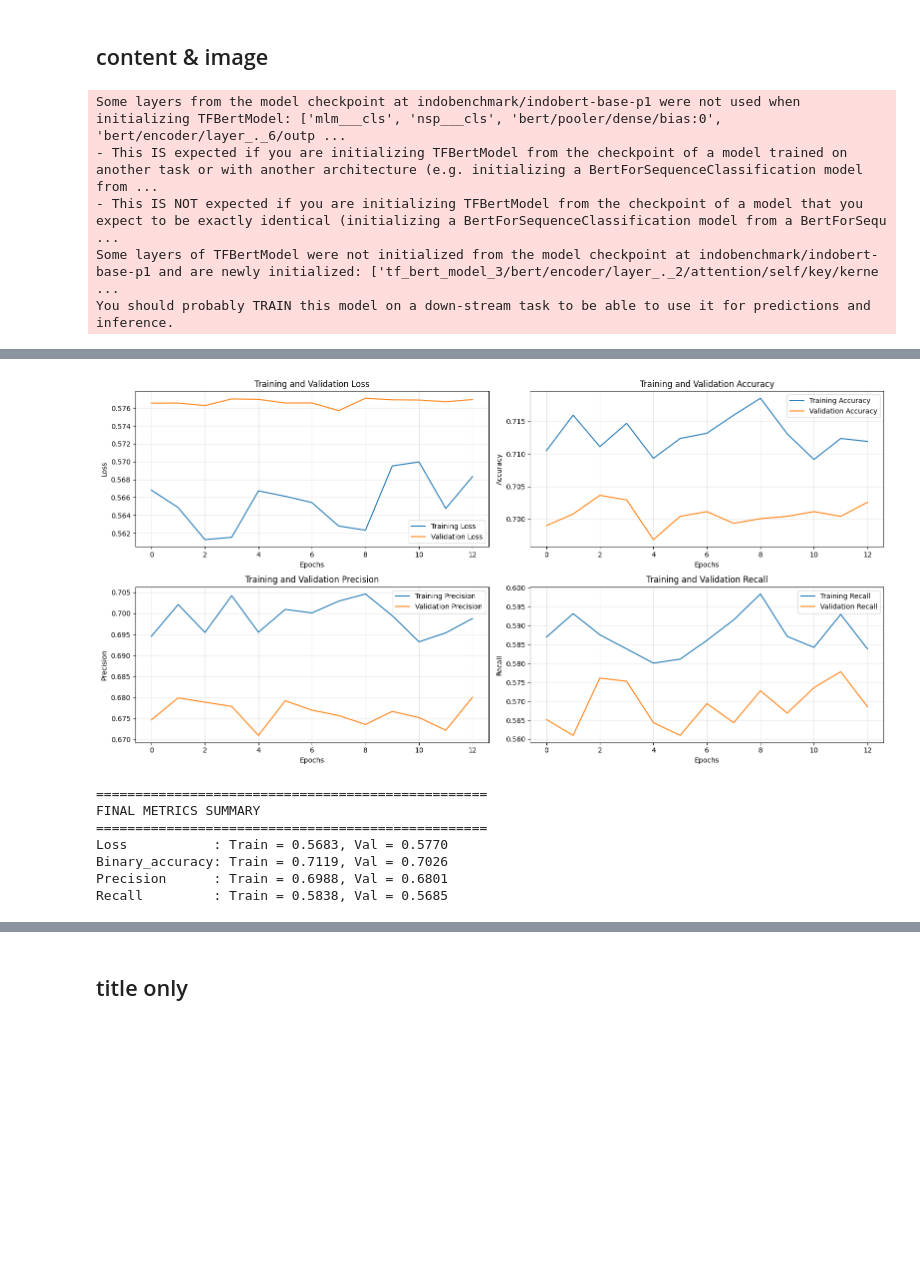
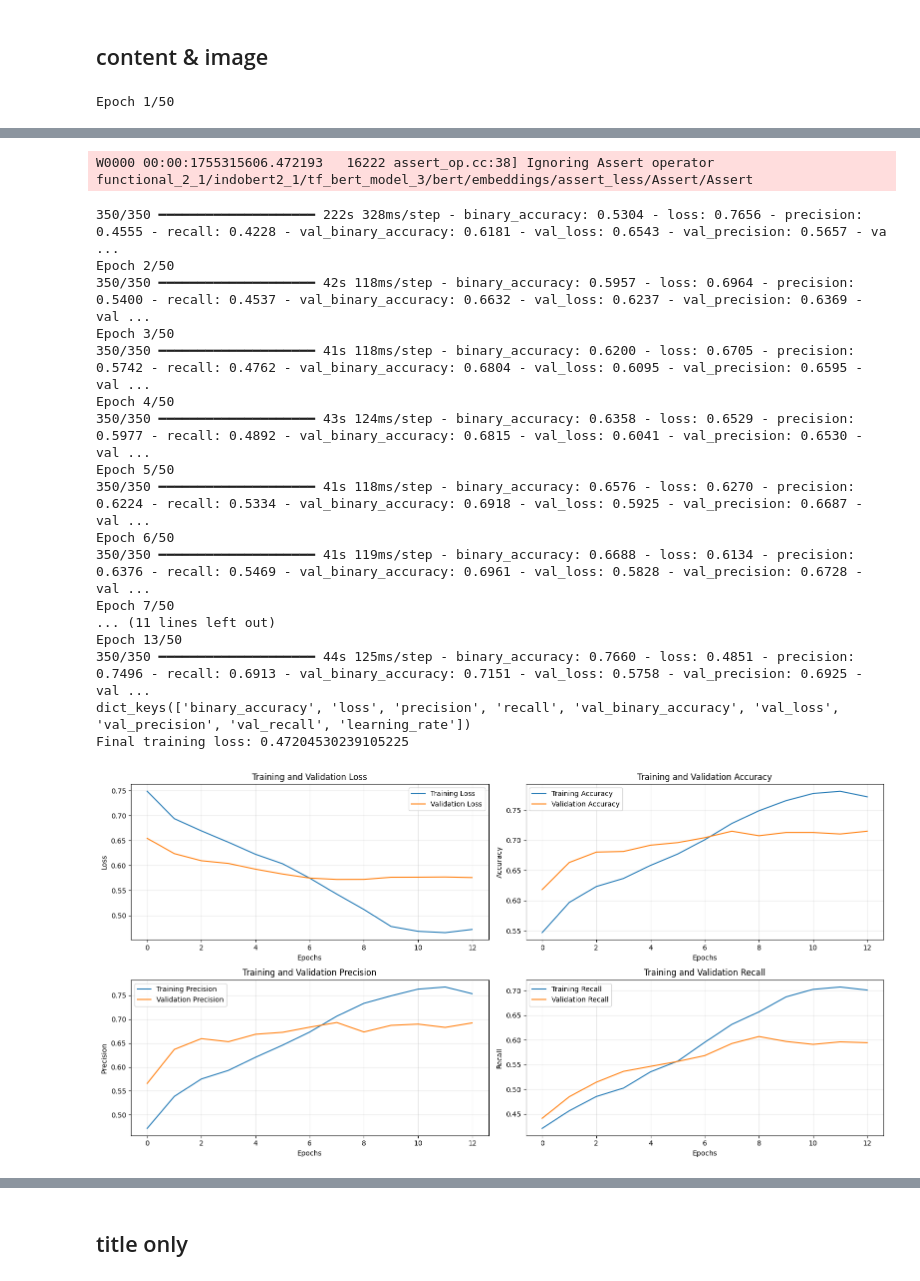
Before and after one commit to Sadrian69/Skripsi, a Jupyter notebook: tests.ipynb, the cells around one changed output, grey strips where cells are left out. Drawn from its saved outputs; the diff is of its cells as text; code cells hidden in the pictures; blank space fills up the shorter version.

```diff
--- a/tests.ipynb
+++ b/tests.ipynb
@@ -67,6 +70,7 @@ class BertEmbeddingLayer(tf.keras.layers.Layer):
 
     def build(self, input_shape):
         self.bert = TFAutoModel.from_pretrained(self.model_name)
+        self.bert.trainable = True
         self.embedding_size = self.bert.config.hidden_size
         super(BertEmbeddingLayer, self).build(input_shape)
 
@@ -77,8 +81,16 @@ class BertEmbeddingLayer(tf.keras.layers.Layer):
 
     def get_config(self):
         config = super(BertEmbeddingLayer, self).get_config()
-        config.update({"model_name": self.model_name})
+        config.update({
+            "model_name": self.model_name
+        })
         return config
+
+    @classmethod
+    def from_config(cls, config):
+        clean_config = {k: v for k, v in config.items()
+                      if k in ['model_name', 'name', 'trainable', 'dtype']}
+        return cls(**clean_config)
 # %% [markdown]
 # Model stuff
 # %% [markdown]
@@ -513,19 +580,20 @@ Recall         : Train = 0.5813, Val = 0.5601
 ## content & image
 # %%
 def makemodel(output_bias=None):
+    # Text using IndoBertp1
+    # ids1 = tf.keras.layers.Input(shape=(32,), dtype=tf.int32, name="title")
+    # att1 = tf.keras.layers.Input(shape=(32,), dtype=tf.int32, name="titlemask")
     ids2 = tf.keras.layers.Input(shape=(128,), dtype=tf.int32, name="content")
     att2 = tf.keras.layers.Input(shape=(128,), dtype=tf.int32, name="contentmask")
 
+    # indobert1 = BertEmbeddingLayer(model_name="indobenchmark/indobert-base-p1", name="indobert1")
     indobert2 = BertEmbeddingLayer(model_name="indobenchmark/indobert-base-p1", name="indobert2")
 
+    # title = indobert1([ids1, att1])
     content = indobert2([ids2, att2])
 
+    # Image using EfficientNetV2s
     img1 = tf.keras.layers.Input(shape=(224,224,3), dtype=tf.uint8, name="image")
-
-    img_aug = tf.keras.layers.RandomRotation(0.2)(img1)
-    img_aug = tf.keras.layers.RandomTranslation(0.1, 0.1)(img_aug)
-    img_aug = tf.keras.layers.RandomFlip('horizontal')(img_aug)
-    img_aug = tf.keras.layers.RandomContrast(0.2)(img_aug)
 
     effi = EfficientNetV2B0(
         include_top = False,
@@ -533,9 +601,10 @@ def makemodel(output_bias=None):
         input_shape = (224,224,3),
         pooling = 'max'
     )
-    image = effi(img_aug)
+    image = effi(img1)
 
     fin = tf.keras.layers.concatenate([content, image])
+    # fin = tf.keras.layers.concatenate([title, content, image])
     fin = tf.keras.layers.BatchNormalization()(fin)
 
     fin = tf.keras.layers.Dense(512, activation=None)(fin)
@@ -558,6 +627,7 @@ def makemodel(output_bias=None):
     fin = tf.keras.layers.Dense(1, activation='sigmoid')(fin)
 
     final = tf.keras.Model(inputs=[ids2, att2, img1], outputs=fin)
+    # final = tf.keras.Model(inputs=[ids1, att1, ids2, att2, img1], outputs=fin)
 
     for layer in final.layers:
       layer.trainable = True
@@ -593,7 +663,7 @@ reduce_lr = tf.keras.callbacks.ReduceLROnPlateau(
     min_lr=1e-8
 )
 
-history=titleImage.fit(x = dataset,
+history=contentImage.fit(x = dataset,
                   epochs = 50,
                   callbacks=[early_stopping, model_checkpoint, reduce_lr],
                   validation_data=dataVal
@@ -666,9 +736,14 @@ for metric in metrics_to_show:
             print(f", Val = {val_val:.4f}")
         else:
             print()
+
+
+y_pred = contentImage.predict(dataVal)
+y_pred_binary = (y_pred > 0.5).astype(int)
+from sklearn.metrics import classification_report
+y_val = np.concatenate([y for _, y in dataVal.as_numpy_iterator()])
+print(classification_report(y_val, y_pred_binary,
+                           target_names=['Class_0', 'Class_1'],
+                           digits = 4))
 # %% [output]
-Some layers from the model checkpoint at indobenchmark/indobert-base-p1 were not used when initializing TFBertModel: ['mlm___cls', 'nsp___cls', 'bert/pooler/dense/bias:0', 'bert/encoder/layer_._6/outp ...
-- This IS expected if you are initializing TFBertModel from the checkpoint of a model trained on another task or with another architecture (e.g. initializing a BertForSequenceClassification model from ...
-- This IS NOT expected if you are initializing TFBertModel from the checkpoint of a model that you expect to be exactly identical (initializing a BertForSequenceClassification model from a BertForSequ ...
-Some layers of TFBertModel were not initialized from the model checkpoint at indobenchmark/indobert-base-p1 and are newly initialized: ['tf_bert_model_3/bert/encoder/layer_._2/attention/self/key/kerne ...
-You should probably TRAIN this model on a down-stream task to be able to use it for predictions and inference.
+Epoch 1/50
@@ -692,8 +752,19 @@ Final training loss: 0.5683379769325256
+W0000 00:00:1755315606.472193   16222 assert_op.cc:38] Ignoring Assert operator functional_2_1/indobert2_1/tf_bert_model_3/bert/embeddings/assert_less/Assert/Assert
+350/350 ━━━━━━━━━━━━━━━━━━━━ 222s 328ms/step - binary_accuracy: 0.5304 - loss: 0.7656 - precision: 0.4555 - recall: 0.4228 - val_binary_accuracy: 0.6181 - val_loss: 0.6543 - val_precision: 0.5657 - va ...
+Epoch 2/50
+350/350 ━━━━━━━━━━━━━━━━━━━━ 42s 118ms/step - binary_accuracy: 0.5957 - loss: 0.6964 - precision: 0.5400 - recall: 0.4537 - val_binary_accuracy: 0.6632 - val_loss: 0.6237 - val_precision: 0.6369 - val ...
+Epoch 3/50
+350/350 ━━━━━━━━━━━━━━━━━━━━ 41s 118ms/step - binary_accuracy: 0.6200 - loss: 0.6705 - precision: 0.5742 - recall: 0.4762 - val_binary_accuracy: 0.6804 - val_loss: 0.6095 - val_precision: 0.6595 - val ...
+Epoch 4/50
+350/350 ━━━━━━━━━━━━━━━━━━━━ 43s 124ms/step - binary_accuracy: 0.6358 - loss: 0.6529 - precision: 0.5977 - recall: 0.4892 - val_binary_accuracy: 0.6815 - val_loss: 0.6041 - val_precision: 0.6530 - val ...
+Epoch 5/50
+350/350 ━━━━━━━━━━━━━━━━━━━━ 41s 118ms/step - binary_accuracy: 0.6576 - loss: 0.6270 - precision: 0.6224 - recall: 0.5334 - val_binary_accuracy: 0.6918 - val_loss: 0.5925 - val_precision: 0.6687 - val ...
+Epoch 6/50
+350/350 ━━━━━━━━━━━━━━━━━━━━ 41s 119ms/step - binary_accuracy: 0.6688 - loss: 0.6134 - precision: 0.6376 - recall: 0.5469 - val_binary_accuracy: 0.6961 - val_loss: 0.5828 - val_precision: 0.6728 - val ...
+Epoch 7/50
+... (11 lines left out)
+Epoch 13/50
+350/350 ━━━━━━━━━━━━━━━━━━━━ 44s 125ms/step - binary_accuracy: 0.7660 - loss: 0.4851 - precision: 0.7496 - recall: 0.6913 - val_binary_accuracy: 0.7151 - val_loss: 0.5758 - val_precision: 0.6925 - val ...
+dict_keys(['binary_accuracy', 'loss', 'precision', 'recall', 'val_binary_accuracy', 'val_loss', 'val_precision', 'val_recall', 'learning_rate'])
+Final training loss: 0.47204530239105225
-[figure, old version]
+[figure, new version]
-==================================================
-FINAL METRICS SUMMARY
-==================================================
-Loss           : Train = 0.5683, Val = 0.5770
-Binary_accuracy: Train = 0.7119, Val = 0.7026
-Precision      : Train = 0.6988, Val = 0.6801
-Recall         : Train = 0.5838, Val = 0.5685
```
Also changed, not shown: parts of 12 cells of this notebook, 13 other files.
